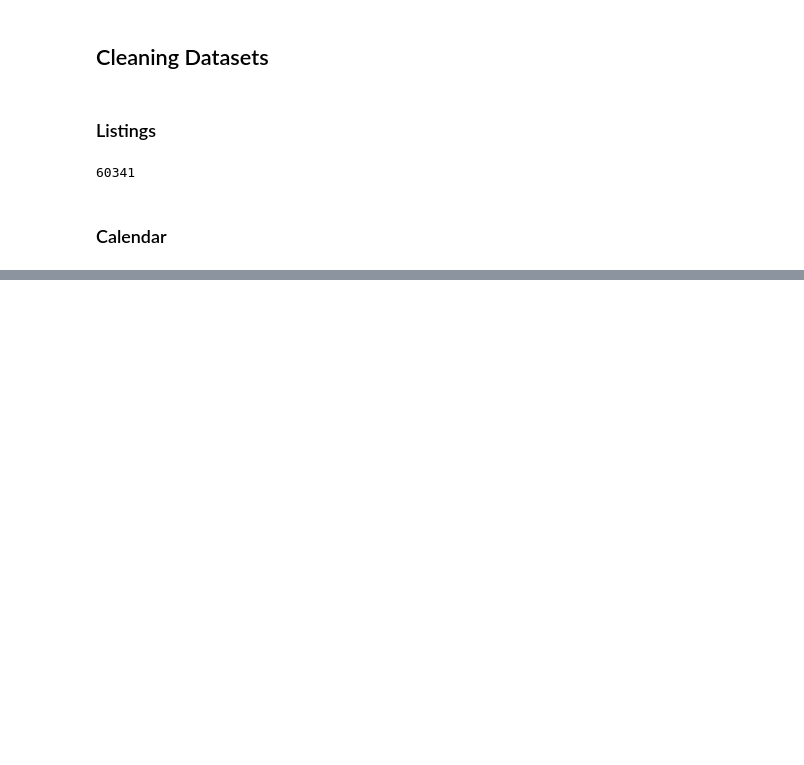
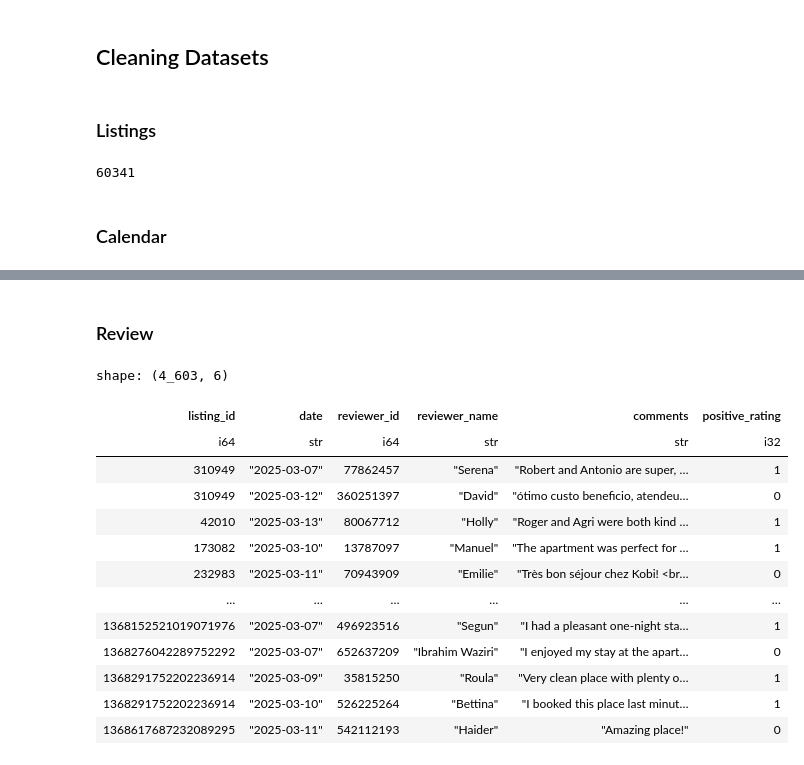
Before and after one commit to muossii/Data-Visualization, a Jupyter notebook: Cleaning Airbnb.ipynb, the cells around one changed output, grey strips where cells are left out. Saved outputs shown, nothing was run; the diff lists cells and outputs as text; code cells hidden in the pictures; blank space fills up the shorter version.

```diff
--- a/Cleaning Airbnb.ipynb
+++ b/Cleaning Airbnb.ipynb
@@ -86,0 +127,30 @@ len(listings_cleaned.collect())
+# %% [markdown]
+### Review
+# %%
+positive_words = ["good", "nice", "great", "clean", "amazing", "friendly"]
+
+reviews_cleaned =  reviews.with_columns(
+    positive_rating = pl.when(pl.col("comments").str.contains_any(positive_words)).then(1).otherwise(0),
+    date= pl.col("date").str.to_date()
+).filter(
+    pl.col("date") >= pl.date(2025, 3, 5)
+).select(
+    pl.exclude("id")
+         ).with_columns(pl.col("date").dt.strftime("%Y-%m-%d"))
+
+reviews_cleaned.collect()
+# %% [output]
+shape: (4_603, 6)
+| listing_id | date | reviewer_id | reviewer_name | comments | positive_rating |
+| i64 | str | i64 | str | str | i32 |
+| 310949 | "2025-03-07" | 77862457 | "Serena" | "Robert and Antonio are super, … | 1 |
+| 310949 | "2025-03-12" | 360251397 | "David" | "ótimo custo beneficio, atendeu… | 0 |
+| 42010 | "2025-03-13" | 80067712 | "Holly" | "Roger and Agri were both kind … | 1 |
+| 173082 | "2025-03-10" | 13787097 | "Manuel" | "The apartment was perfect for … | 1 |
+| 232983 | "2025-03-11" | 70943909 | "Emilie" | "Très bon séjour chez Kobi! <br… | 0 |
+| … | … | … | … | … | … |
+| 1368152521019071976 | "2025-03-07" | 496923516 | "Segun" | "I had a pleasant one-night sta… | 1 |
+| 1368276042289752292 | "2025-03-07" | 652637209 | "Ibrahim Waziri" | "I enjoyed my stay at the apart… | 0 |
+| 1368291752202236914 | "2025-03-09" | 35815250 | "Roula" | "Very clean place with plenty o… | 1 |
+| 1368291752202236914 | "2025-03-10" | 526225264 | "Bettina" | "I booked this place last minut… | 1 |
+| 1368617687232089295 | "2025-03-11" | 542112193 | "Haider" | "Amazing place!" | 0 |
```
Also changed, not shown: parts of 8 cells of this notebook.
